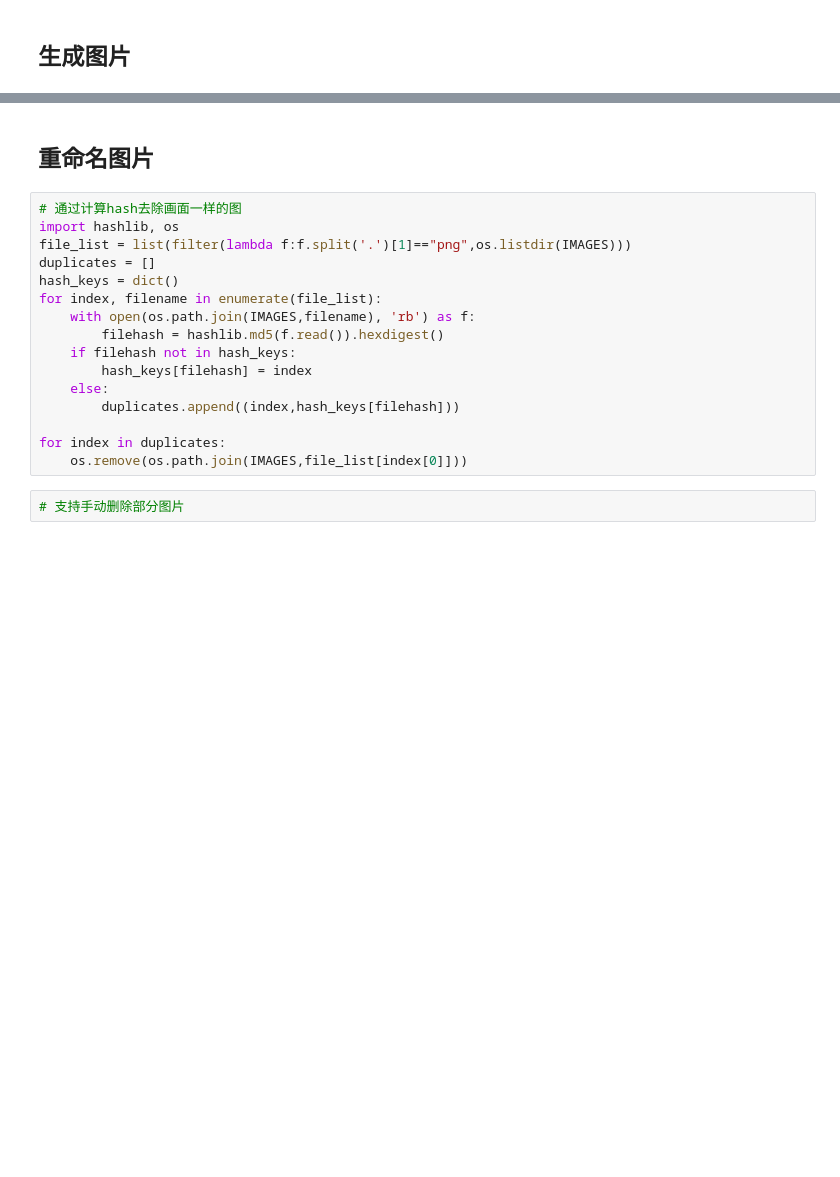
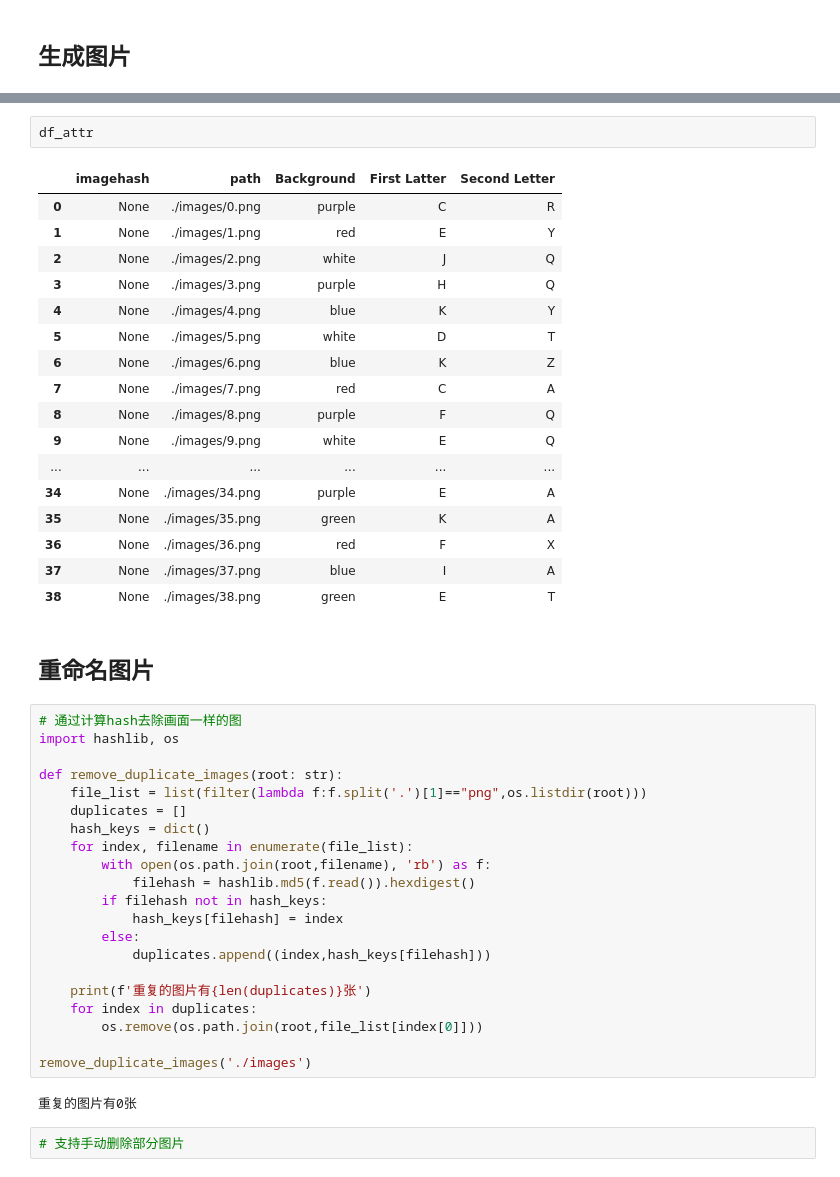
Before and after one commit to script-money/generate-nft-images, a Jupyter notebook: research.ipynb, the cells around one changed output, grey strips where cells are left out. Drawn from its saved outputs; the diff is of its cells as text; blank space fills up the shorter version.

```diff
--- a/research.ipynb
+++ b/research.ipynb
@@ -136,21 +130,48 @@ df_attr.to_csv(os.path.join(IMAGES,'attr.csv'), index_label='id')
+# %%
+df_attr
+# %% [output]
+|  | imagehash | path | Background | First Latter | Second Letter |
+| 0 | None | ./images/0.png | purple | C | R |
+| 1 | None | ./images/1.png | red | E | Y |
+| 2 | None | ./images/2.png | white | J | Q |
+| 3 | None | ./images/3.png | purple | H | Q |
+| 4 | None | ./images/4.png | blue | K | Y |
+| 5 | None | ./images/5.png | white | D | T |
+| 6 | None | ./images/6.png | blue | K | Z |
+| 7 | None | ./images/7.png | red | C | A |
+| 8 | None | ./images/8.png | purple | F | Q |
+| 9 | None | ./images/9.png | white | E | Q |
+| ... | ... | ... | ... | ... | ... |
+| 34 | None | ./images/34.png | purple | E | A |
+| 35 | None | ./images/35.png | green | K | A |
+| 36 | None | ./images/36.png | red | F | X |
+| 37 | None | ./images/37.png | blue | I | A |
+| 38 | None | ./images/38.png | green | E | T |
 # %% [markdown]
 ## 重命名图片
 # %%
 # 通过计算hash去除画面一样的图
 import hashlib, os
-file_list = list(filter(lambda f:f.split('.')[1]=="png",os.listdir(IMAGES)))
-duplicates = []
-hash_keys = dict()
-for index, filename in enumerate(file_list):
-    with open(os.path.join(IMAGES,filename), 'rb') as f:
-        filehash = hashlib.md5(f.read()).hexdigest()
-    if filehash not in hash_keys:
-        hash_keys[filehash] = index
-    else:
-        duplicates.append((index,hash_keys[filehash]))
 
-for index in duplicates:
-    os.remove(os.path.join(IMAGES,file_list[index[0]]))
+def remove_duplicate_images(root: str):
+    file_list = list(filter(lambda f:f.split('.')[1]=="png",os.listdir(root)))
+    duplicates = []
+    hash_keys = dict()
+    for index, filename in enumerate(file_list):
+        with open(os.path.join(root,filename), 'rb') as f:
+            filehash = hashlib.md5(f.read()).hexdigest()
+        if filehash not in hash_keys:
+            hash_keys[filehash] = index
+        else:
+            duplicates.append((index,hash_keys[filehash]))
+
+    print(f'重复的图片有{len(duplicates)}张')
+    for index in duplicates:
+        os.remove(os.path.join(root,file_list[index[0]]))
+
+remove_duplicate_images('./images')
+# %% [output]
+重复的图片有0张
 # %%
 # 支持手动删除部分图片
 # %%
```
Also changed, not shown: parts of 17 cells of this notebook, 8 other files.
